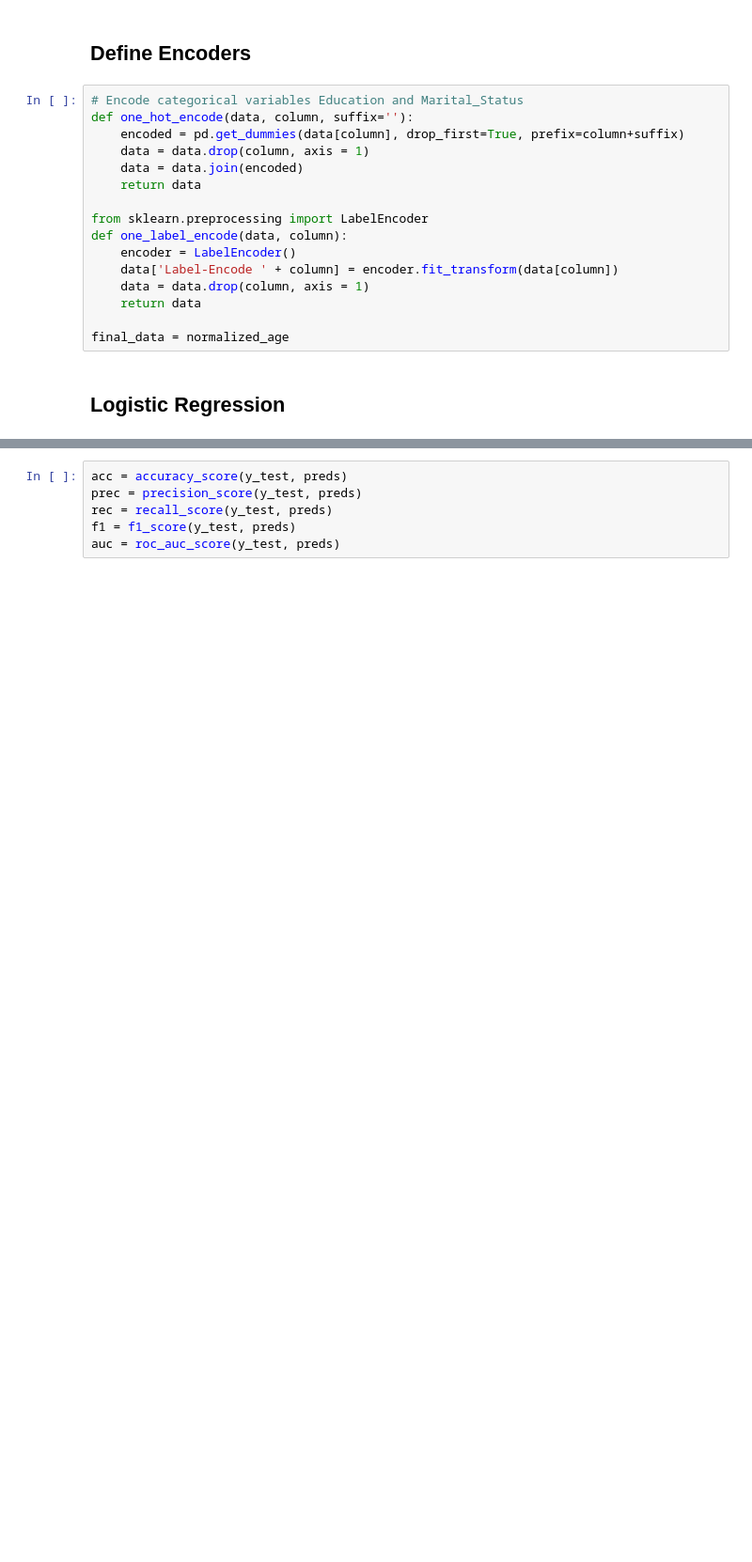
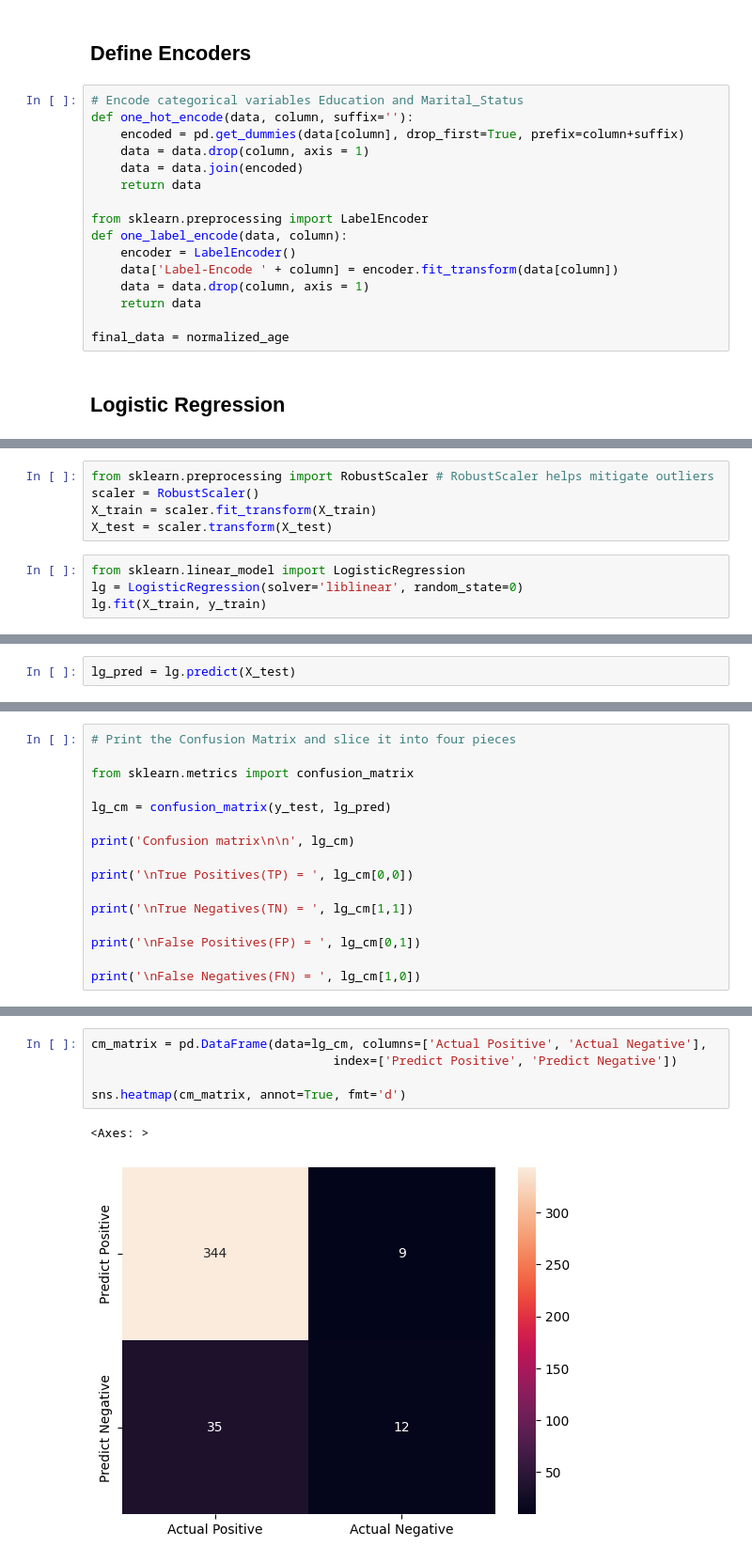
Before and after one commit to Ronan-Daliuag/Determining-Leads, a Jupyter notebook: Padrejuan.ipynb, the cells around one changed output, grey strips where cells are left out. Shown at 94% size. Drawn from its saved outputs; the diff is of its cells as text; blank space fills up the shorter version.

Commit message:
Added all five algorithms for basis now on comparative analysis. Each algorithm has a confusion matrix. Must study on editing or finding optimum hyperparameters for each algorithm

```diff
--- a/Padrejuan.ipynb
+++ b/Padrejuan.ipynb
@@ -555,0 +526,9 @@ GridSearch CV score on test set: 0.1150
+# %%
+from sklearn.preprocessing import RobustScaler # RobustScaler helps mitigate outliers
+scaler = RobustScaler()
+X_train = scaler.fit_transform(X_train)
+X_test = scaler.transform(X_test)
+# %%
+from sklearn.linear_model import LogisticRegression
+lg = LogisticRegression(solver='liblinear', random_state=0)
+lg.fit(X_train, y_train)
@@ -555,0 +537,2 @@ GridSearch CV score on test set: 0.1150
+# %%
+lg_pred = lg.predict(X_test)
@@ -555,0 +576,16 @@ GridSearch CV score on test set: 0.1150
+# %%
+# Print the Confusion Matrix and slice it into four pieces
+
+from sklearn.metrics import confusion_matrix
+
+lg_cm = confusion_matrix(y_test, lg_pred)
+
+print('Confusion matrix\n\n', lg_cm)
+
+print('\nTrue Positives(TP) = ', lg_cm[0,0])
+
+print('\nTrue Negatives(TN) = ', lg_cm[1,1])
+
+print('\nFalse Positives(FP) = ', lg_cm[0,1])
+
+print('\nFalse Negatives(FN) = ', lg_cm[1,0])
@@ -556,6 +605,8 @@ GridSearch CV score on test set: 0.1150
 # %%
-acc = accuracy_score(y_test, preds)
-prec = precision_score(y_test, preds)
-rec = recall_score(y_test, preds)
-f1 = f1_score(y_test, preds)
-auc = roc_auc_score(y_test, preds)
+cm_matrix = pd.DataFrame(data=lg_cm, columns=['Actual Positive', 'Actual Negative'],
+                                 index=['Predict Positive', 'Predict Negative'])
+
+sns.heatmap(cm_matrix, annot=True, fmt='d')
+# %% [output]
+<Axes: >
+[figure, added]
```
Also changed, not shown: parts of 48 cells of this notebook, 3 other files.
